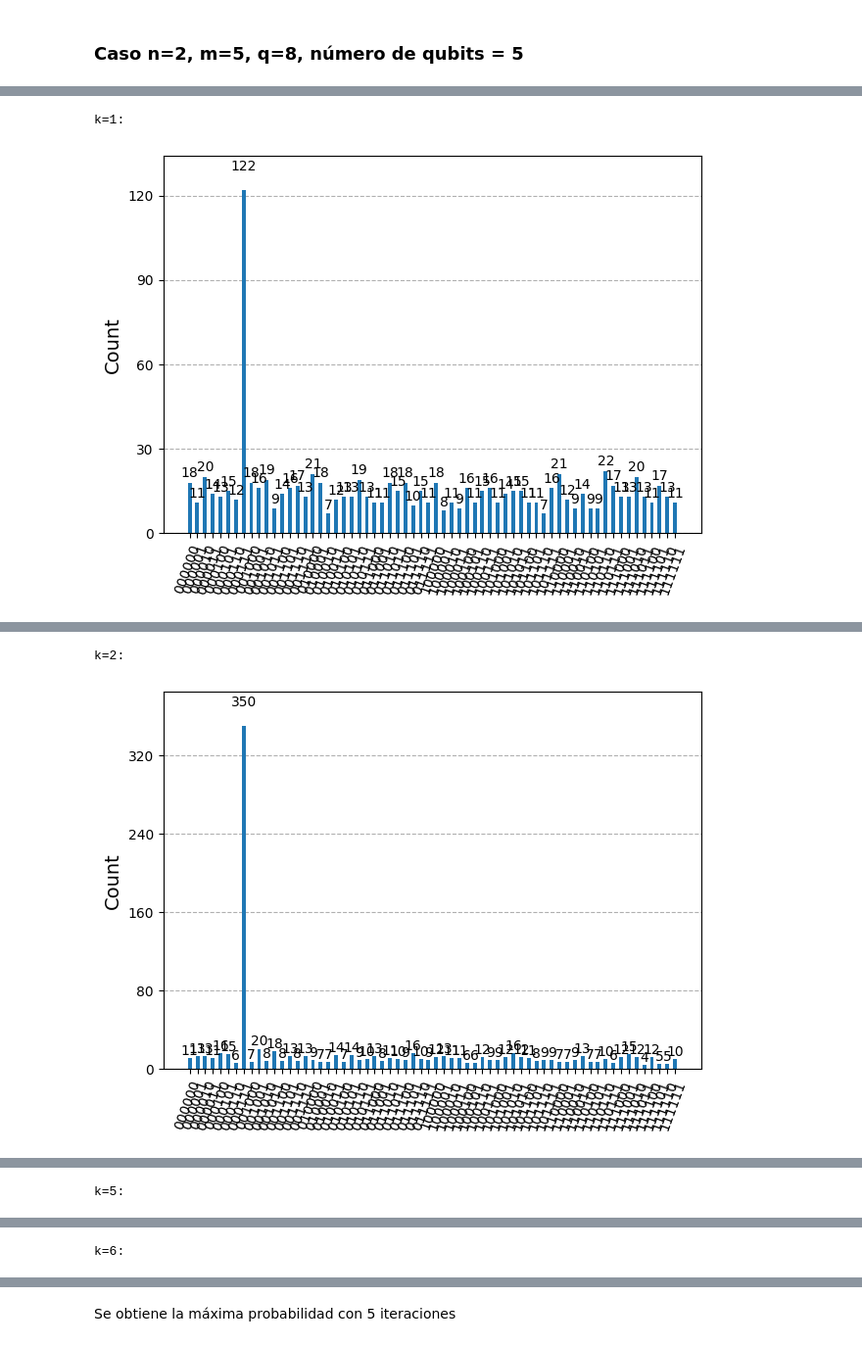
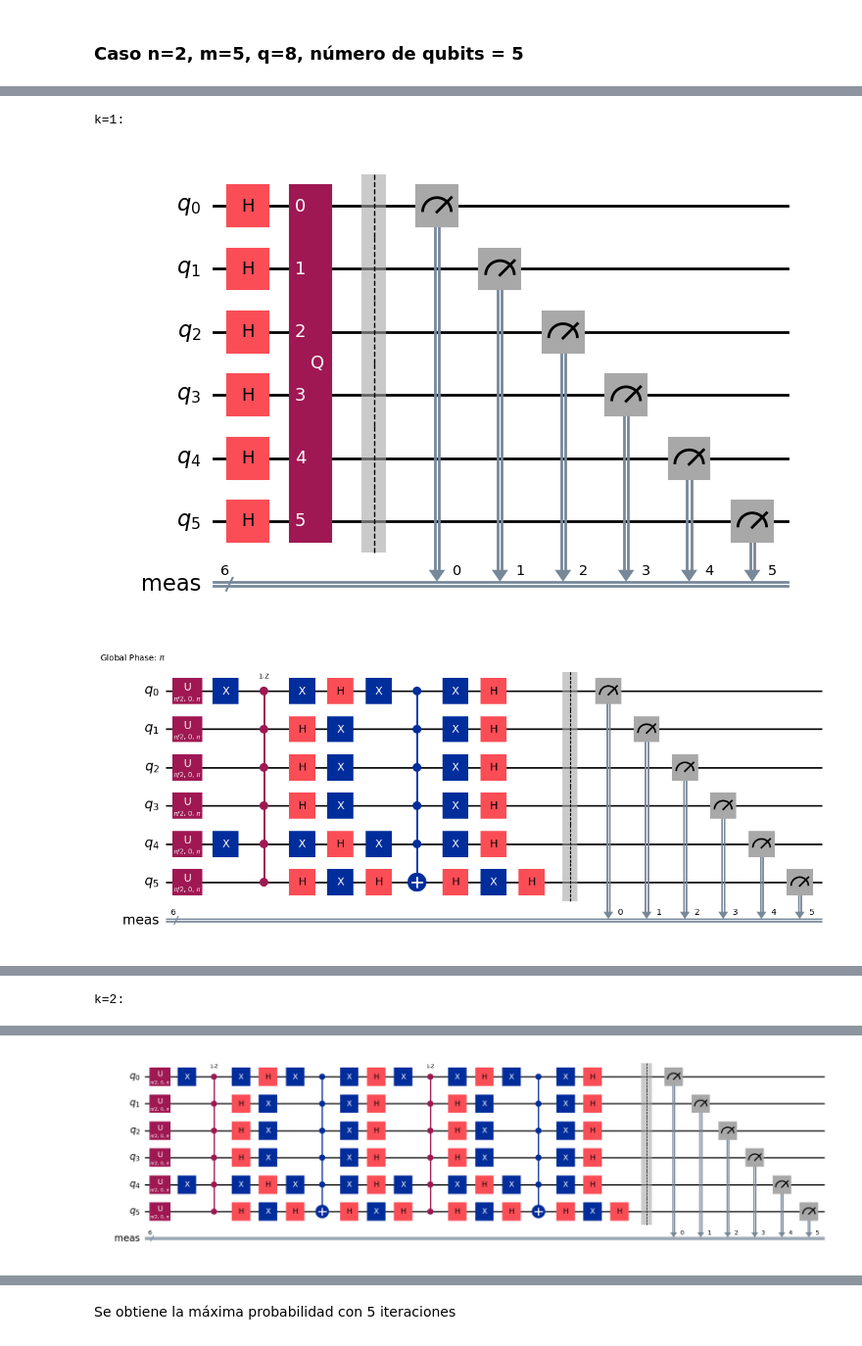
Before and after one commit to 100495718/Introduccion_criptoanalisis_cuantico_Qiskit, a Jupyter notebook: grover_lwe.ipynb, the cells around one changed output, grey strips where cells are left out. Shown at 98% size. Drawn from its saved outputs; the diff is of its cells as text; code cells hidden in the pictures.

```diff
--- a/grover_lwe.ipynb
+++ b/grover_lwe.ipynb
@@ -208,6 +208,4 @@ grover_op1.decompose().draw(output="mpl", style="iqp")
 # %%
-#Probar para k = 1, 2, 3, 4, 5
-
 for k in range(1, 6):
     qc = QuantumCircuit(num_qubits1)
     qc.h(range(num_qubits1))
@@ -215,8 +213,11 @@ for k in range(1, 6):
 
     sv = Statevector.from_instruction(qc)
     statistics = sv.sample_counts(1000)
+    qc.measure_all()
 
     print(f"k={k}:")
+    display(qc.draw(output="mpl", style="iqp"))
+    display(qc.decompose().draw(output="mpl", style="iqp"))
     display(plot_histogram(statistics))
 # %% [output]
 k=1:
@@ -332,7 +336,5 @@ grover_op2.decompose().draw(output="mpl", style="iqp")
 # %%
-#Probar para k = 1, 2, 3, 4, 5
-
-for k in range(1, 6):
+for k in range(1, 7):
     qc = QuantumCircuit(num_qubits2)
     qc.h(range(num_qubits2))
     qc.compose(grover_op2.power(k), inplace=True)
@@ -340,7 +342,11 @@ for k in range(1, 6):
     sv = Statevector.from_instruction(qc)
     statistics = sv.sample_counts(1000)
 
+    qc.measure_all()
+
     print(f"k={k}:")
+    display(qc.draw(output="mpl", style="iqp"))
+    display(qc.decompose().draw(output="mpl", style="iqp"))
     display(plot_histogram(statistics))
 # %% [output]
 k=1:
@@ -456,21 +465,26 @@ grover_op3.decompose().draw(output="mpl", style="iqp")
 # %%
-for k in range(1, 8):
+for k in range(1, 11):
 
     #Crea circuito
     qc = QuantumCircuit(num_qubits3)
 
     #Aplica hadamard a los qubits para crear superposición
     qc.h(range(num_qubits3))
 
     #Aplica Grover k veces
     qc.compose(grover_op3.power(k), inplace=True)
 
     #Obtener probabilidades
     sv = Statevector.from_instruction(qc)
     statistics = sv.sample_counts(1000)
 
+    qc.measure_all()
+
     print(f"k={k}:")
+    display(qc.draw(output="mpl", style="iqp"))
+    display(qc.decompose().draw(output="mpl", style="iqp"))
     display(plot_histogram(statistics))
 # %% [output]
 k=1:
-[figure, old version]
+[figure, new version]
+[figure, new version]
@@ -477,2 +492 @@ k=1:
 k=2:
-[figure, old version]
@@ -478,0 +494 @@ k=2:
+[figure, new version]
@@ -483 +500,0 @@ k=4:
-k=5:
@@ -485 +500,0 @@ k=5:
-k=6:
```
Also changed, not shown: parts of 18 cells of this notebook.
